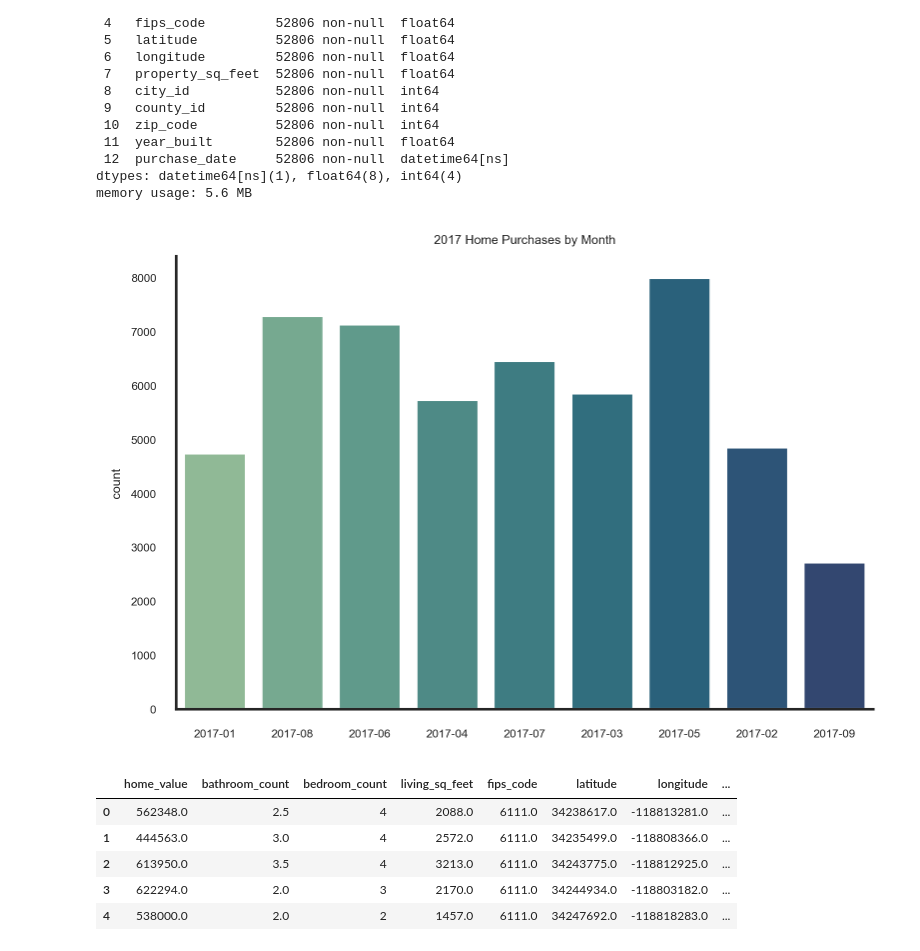
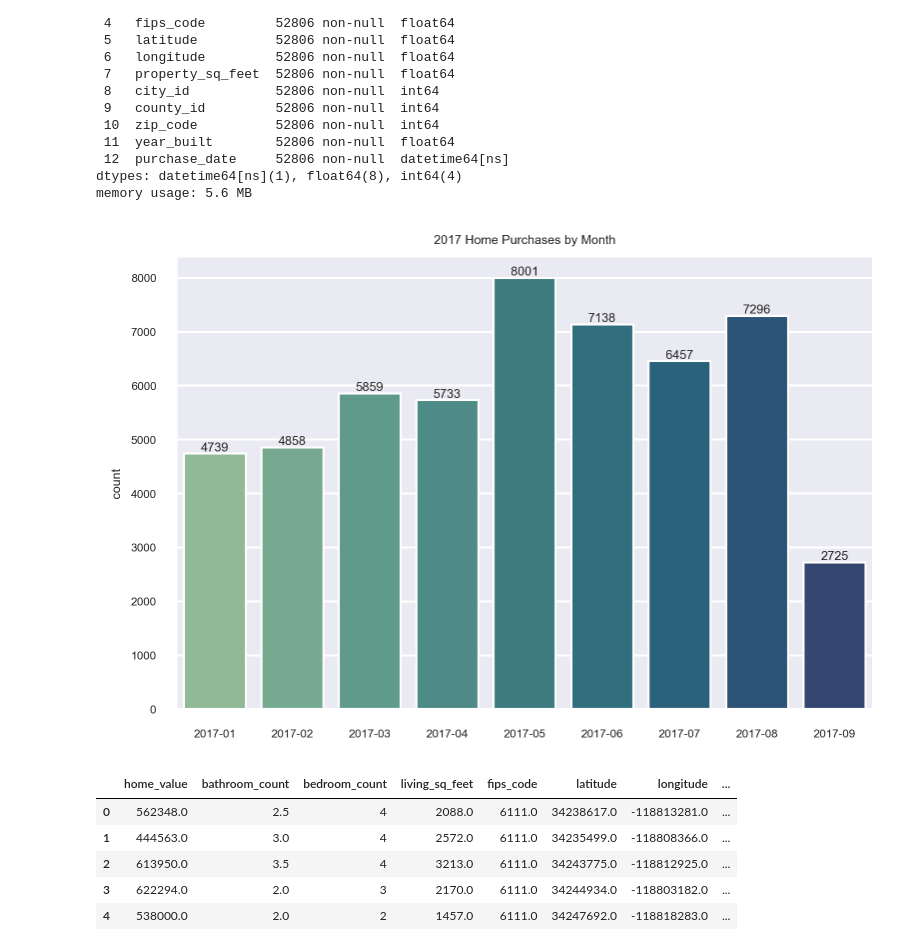
Before and after one commit to mijailmariano/regression-exercises, a Jupyter notebook: regression_scrapbook.ipynb, the cells around one changed output. Saved outputs shown, nothing was run; the diff lists cells and outputs as text; code cells hidden in the pictures.

```diff
--- a/regression_scrapbook.ipynb
+++ b/regression_scrapbook.ipynb
@@ -745,24 +745,29 @@ memory usage: 5.6 MB
 # %%
 # let's plot the purchase/transaction dates
 # creating a new column/home purchase by 2017 month
-# function:::::
+# add function:::::
 
 # creating a lambda function to isolate the dates by month and year
 months_lst = df['purchase_date'].map(lambda dt: dt.strftime('%Y-%m'))
 
-df["purchase_month"] = months_lst
+# adding the new 2017 month series to main df as new column
+df["purchase_month"] = months_lst.astype("str")
 
-grouped_df = df.groupby('purchase_month').size().to_frame("count").reset_index()
+grouped_df = df.sort_values("purchase_month").groupby('purchase_month').size().to_frame("count").reset_index()
 
-sns.set(font_scale = .5, style = "white")
-sns.countplot(df["purchase_month"], palette = "crest")
+sns.set(font_scale = .5, style = "darkgrid")
+ax = sns.countplot(x = "purchase_month",
+                data = df,
+                order = grouped_df["purchase_month"],
+                palette = "crest")
 
-sns.despine()
+ax.bar_label(ax.containers[0])
+
 plt.xlabel(None)
 plt.title("2017 Home Purchases by Month")
 plt.show()
 # %% [output]
-[figure, old version]
+[figure, new version]
 # %%
 df.head()
 # %% [output]
```
Also changed, not shown: parts of 6 cells of this notebook.
